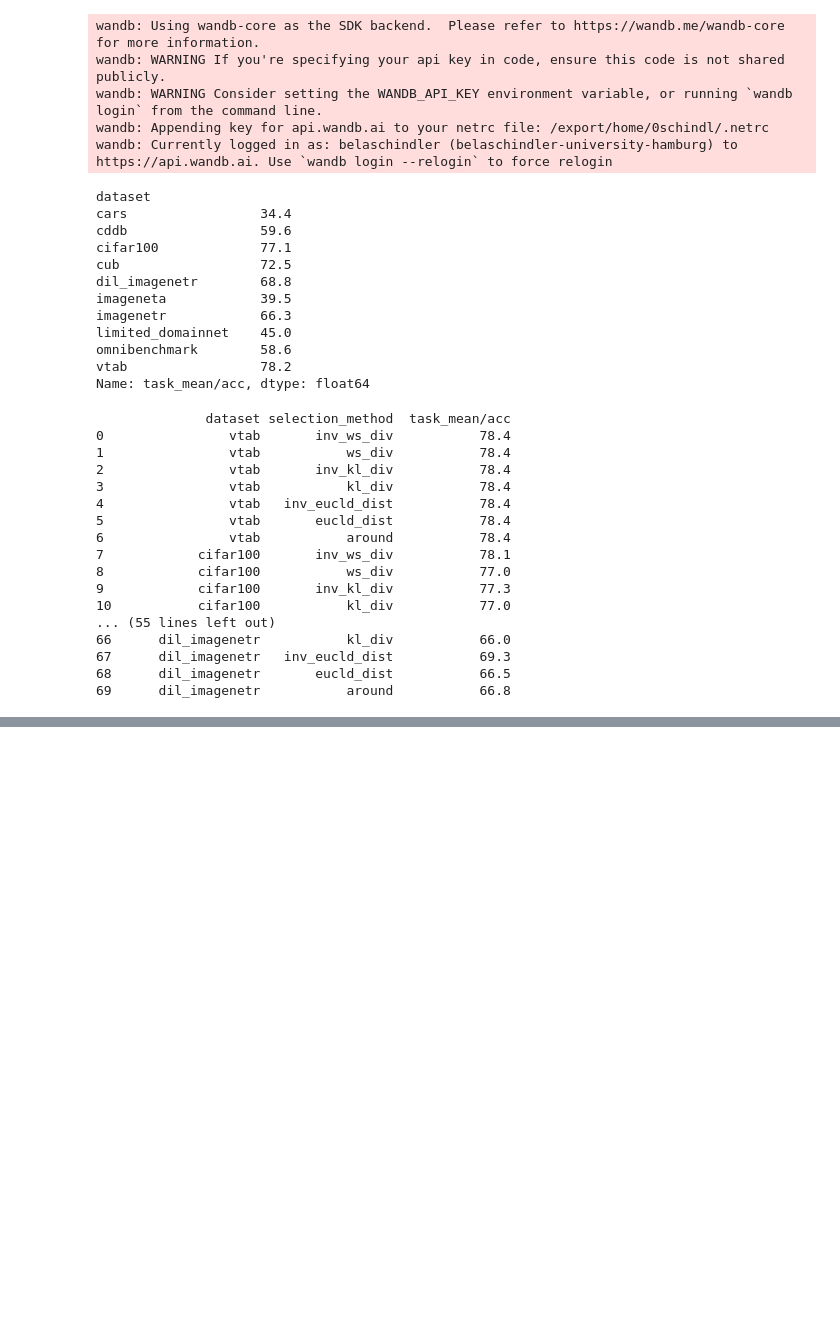
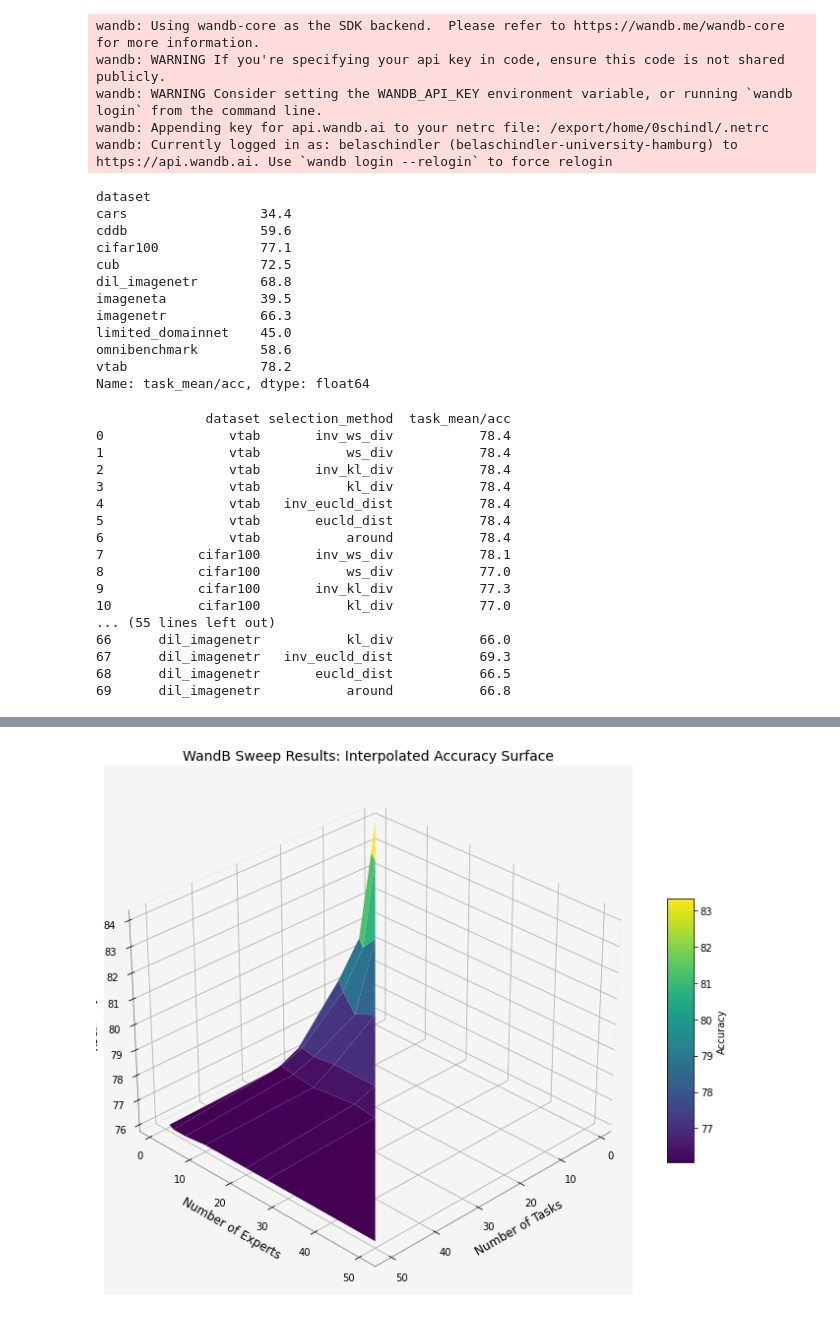
Before and after one commit to aerozonr2/Thesis_Experimente, a Jupyter notebook: LayUp/Graphics.ipynb, the cells around one changed output, grey strips where cells are left out. Cells and saved outputs as stored; diff of their text form; code cells hidden in the pictures; blank space fills up the shorter version.

```diff
--- a/LayUp/Graphics.ipynb
+++ b/LayUp/Graphics.ipynb
@@ -271,0 +877,5 @@ Gini coefficient for [10, 5, 8, 2, 15]: 0.3100
+# %%
+df = df_sweep[df_sweep["T"] != 100]
+df = df.sort_values(by=["T", "moe_max_experts"])
+df = df.rename(columns={"moe_max_experts": "num_experts", "T": "num_tasks", "task_mean/acc": "acc"})
+print(df)
@@ -271,0 +900,60 @@ Gini coefficient for [10, 5, 8, 2, 15]: 0.3100
+# %%
+# Extract unique values for num_tasks and num_experts to create the grid
+num_tasks_unique = np.unique(df["num_tasks"])
+num_experts_unique = np.unique(df["num_experts"])
+
+# Create a meshgrid from the unique values
+X, Y = np.meshgrid(num_tasks_unique, num_experts_unique)
+
+# Extract the accuracy values and corresponding coordinates
+points = df[["num_tasks", "num_experts"]].values
+values = df["acc"].values
+
+# Define the fill value for the empty regions
+fill_value = np.nan  # You can change this to 0 or another suitable value
+
+# Interpolate the accuracy values onto the grid
+Z = griddata(points, values, (X, Y), method='linear', fill_value=fill_value)
+
+# Create the figure and 3D subplot
+fig = plt.figure(figsize=(10, 8))
+ax = fig.add_subplot(projection='3d')
+
+# Plot the surface with the interpolated data
+surface = ax.plot_surface(X, Y, Z, cmap=sns.color_palette("viridis", as_cmap=True),
+                          linewidth=0.2, antialiased=True, shade=True)
+
+# Add a color bar for better interpretation
+fig.colorbar(surface, shrink=0.5, aspect=10, label='Accuracy')
+
+# Customize the axes labels and title for clarity
+ax.set_xlabel('Number of Tasks', fontsize=12)
+ax.set_ylabel('Number of Experts', fontsize=12)
+ax.set_zlabel('Accuracy', fontsize=12)
+ax.set_title('WandB Sweep Results: Interpolated Accuracy Surface', fontsize=14)
+
+# Improve the viewing angle
+ax.view_init(elev=30, azim=45)
+
+# Add a subtle grid for orientation
+ax.grid(True, linestyle='--', alpha=0.5)
+
+# Make the background a bit lighter
+ax.set_facecolor('whitesmoke')
+
+# Tweak the appearance of the axes
+ax.xaxis.pane.fill = False
+ax.yaxis.pane.fill = False
+ax.zaxis.pane.fill = False
+ax.xaxis.line.set_color('gray')
+ax.yaxis.line.set_color('gray')
+ax.zaxis.line.set_color('gray')
+
+# Ensure tight layout
+plt.tight_layout()
+
+# Save the figure with a high DPI
+plt.savefig('./local_saved_graphics/different_T_E.png', dpi=400, bbox_inches='tight')
+plt.show()
+# %% [output]
+[figure, added]
```
Also changed, not shown: parts of 23 cells of this notebook, 7 other files.
